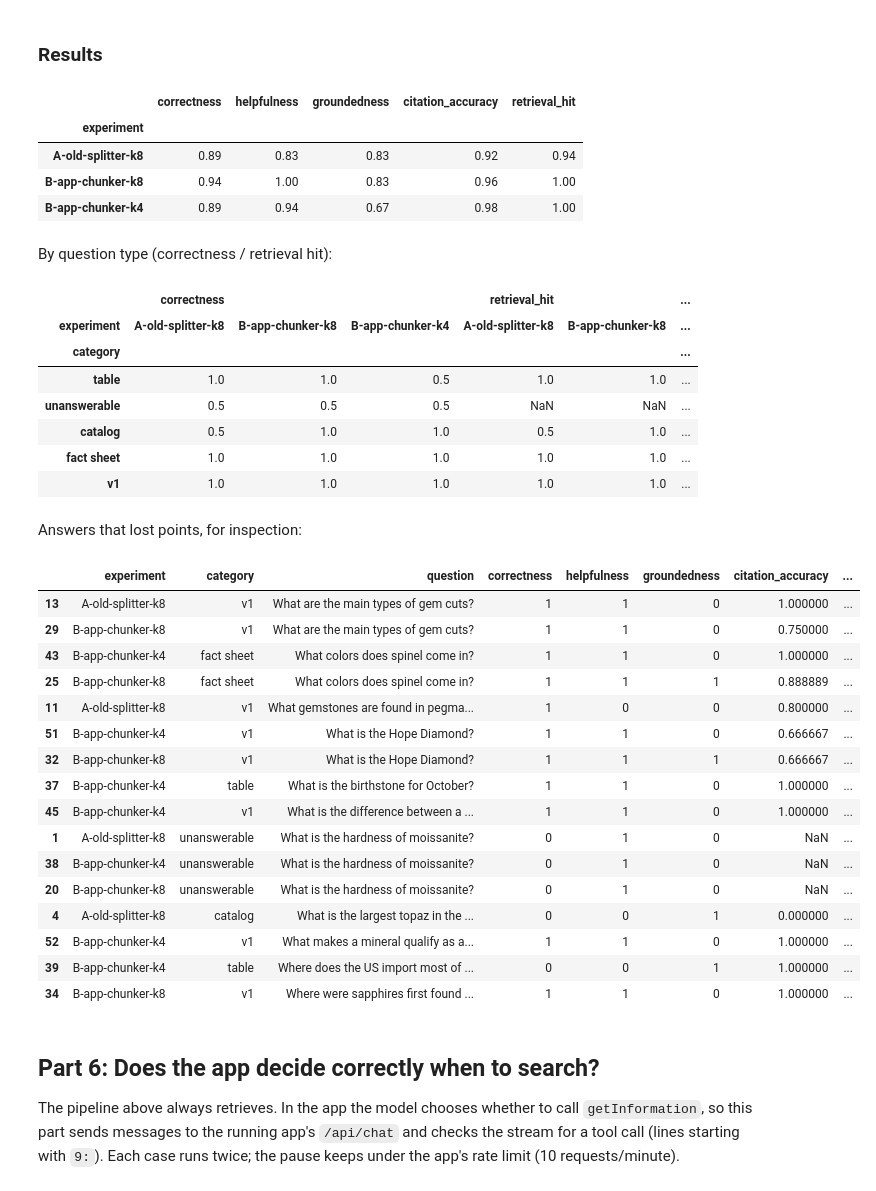
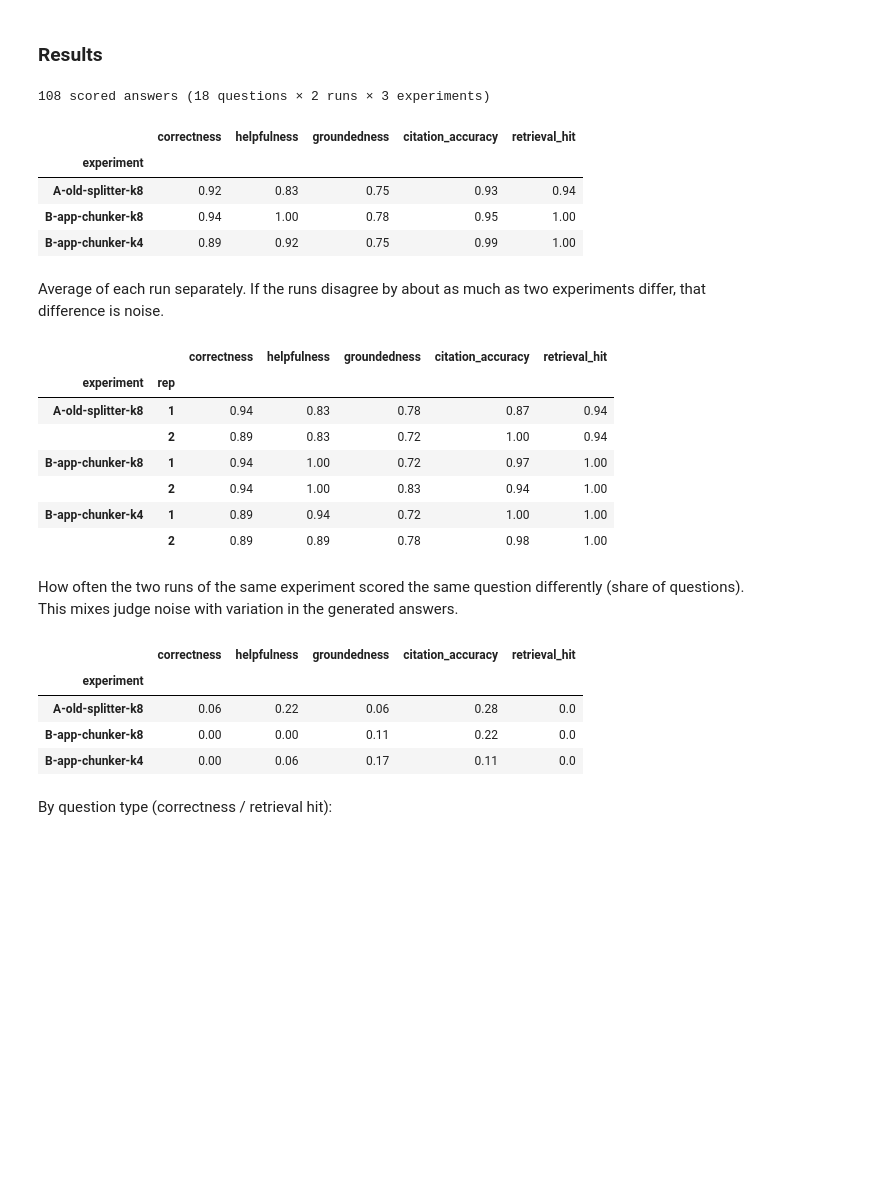
Before and after one commit to clnhrn/gem-ai, a Jupyter notebook: notebooks/rag-evaluation-v2.ipynb, the cells around one changed output. Cells and saved outputs as stored; diff of their text form; code cells hidden in the pictures; blank space fills up the shorter version.

```diff
--- a/notebooks/rag-evaluation-v2.ipynb
+++ b/notebooks/rag-evaluation-v2.ipynb
@@ -466,5 +468,7 @@ All three use the same dataset, model, prompt and evaluators.
 # %%
 from langsmith.evaluation import evaluate
+
+N_REPS = 2
 
 EXPERIMENTS = {
     "A-old-splitter-k8": (stores["A"], 8),
@@ -481,6 +485,7 @@ for name, (store, k) in EXPERIMENTS.items():
         evaluators=evaluators,
         experiment_prefix=name,
         metadata={"chunks": name.split("-k")[0], "k": k, "model": APP_MODEL},
+        num_repetitions=N_REPS,
         max_concurrency=4,
     )
 # %% [output]
@@ -505,6 +510,7 @@ def to_frame(name, res):
     df["question"] = df["inputs.question"]
     df["category"] = df["question"].map(category_by_question)
     df["experiment"] = name
+    df["rep"] = df.groupby("question").cumcount() + 1  # one row per question per repetition
     return df.rename(columns={f"feedback.{m}": m for m in METRICS})
 
 
@@ -512,60 +518,45 @@ rows = pd.concat([to_frame(name, res) for name, res in results.items()], ignore_
 for m in METRICS:
     rows[m] = pd.to_numeric(rows[m], errors="coerce")
 
+print(f"{len(rows)} scored answers ({len(test_data)} questions × {N_REPS} runs × {len(EXPERIMENTS)} experiments)")
 summary = rows.groupby("experiment", sort=False)[METRICS].mean().round(2)
 summary
 # %% [output]
+108 scored answers (18 questions × 2 runs × 3 experiments)
 |  | correctness | helpfulness | groundedness | citation_accuracy | retrieval_hit |
 | experiment |  |  |  |  |  |
-| A-old-splitter-k8 | 0.89 | 0.83 | 0.83 | 0.92 | 0.94 |
-| B-app-chunker-k8 | 0.94 | 1.00 | 0.83 | 0.96 | 1.00 |
-| B-app-chunker-k4 | 0.89 | 0.94 | 0.67 | 0.98 | 1.00 |
+| A-old-splitter-k8 | 0.92 | 0.83 | 0.75 | 0.93 | 0.94 |
+| B-app-chunker-k8 | 0.94 | 1.00 | 0.78 | 0.95 | 1.00 |
+| B-app-chunker-k4 | 0.89 | 0.92 | 0.75 | 0.99 | 1.00 |
 # %% [markdown]
-By question type (correctness / retrieval hit):
+Average of each run separately. If the runs disagree by about as much as two experiments differ, that difference is noise.
 # %%
-by_category = (
-    rows.groupby(["category", "experiment"], sort=False)[["correctness", "retrieval_hit", "groundedness"]]
-    .mean()
-    .round(2)
-    .unstack("experiment")
-)
-by_category
+per_run = rows.groupby(["experiment", "rep"], sort=False)[METRICS].mean().round(2)
+per_run
 # %% [output]
-|  | correctness |  |  | retrieval_hit |  | ... |
-| experiment | A-old-splitter-k8 | B-app-chunker-k8 | B-app-chunker-k4 | A-old-splitter-k8 | B-app-chunker-k8 | ... |
-| category |  |  |  |  |  | ... |
-| table | 1.0 | 1.0 | 0.5 | 1.0 | 1.0 | ... |
-| unanswerable | 0.5 | 0.5 | 0.5 | NaN | NaN | ... |
-| catalog | 0.5 | 1.0 | 1.0 | 0.5 | 1.0 | ... |
-| fact sheet | 1.0 | 1.0 | 1.0 | 1.0 | 1.0 | ... |
-| v1 | 1.0 | 1.0 | 1.0 | 1.0 | 1.0 | ... |
+|  |  | correctness | helpfulness | groundedness | citation_accuracy | retrieval_hit |
+| experiment | rep |  |  |  |  |  |
+| A-old-splitter-k8 | 1 | 0.94 | 0.83 | 0.78 | 0.87 | 0.94 |
+|  | 2 | 0.89 | 0.83 | 0.72 | 1.00 | 0.94 |
+| B-app-chunker-k8 | 1 | 0.94 | 1.00 | 0.72 | 0.97 | 1.00 |
+|  | 2 | 0.94 | 1.00 | 0.83 | 0.94 | 1.00 |
+| B-app-chunker-k4 | 1 | 0.89 | 0.94 | 0.72 | 1.00 | 1.00 |
+|  | 2 | 0.89 | 0.89 | 0.78 | 0.98 | 1.00 |
 # %% [markdown]
-Answers that lost points, for inspection:
+How often the two runs of the same experiment scored the same question differently (share of questions). This mixes judge noise with variation in the generated answers.
 # %%
-pd.set_option("display.max_colwidth", 200)
-cols = ["experiment", "category", "question"] + METRICS + ["outputs.output"]
-misses = rows[(rows["correctness"] < 1) | (rows["groundedness"] < 1) | (rows["citation_accuracy"] < 1)]
-misses[cols].sort_values(["question", "experiment"])
+def disagreement(group):
+    pivot = group.pivot_table(index="question", columns="rep", values=METRICS, aggfunc="first")
+    return pd.Series({m: (pivot[m].nunique(axis=1, dropna=True) > 1).mean() for m in METRICS})
+
+
+rows.groupby("experiment", sort=False).apply(disagreement, include_groups=False).round(2)
 # %% [output]
-|  | experiment | category | question | correctness | helpfulness | groundedness | citation_accuracy | ... |
-| 13 | A-old-splitter-k8 | v1 | What are the main types of gem cuts? | 1 | 1 | 0 | 1.000000 | ... |
-| 29 | B-app-chunker-k8 | v1 | What are the main types of gem cuts? | 1 | 1 | 0 | 0.750000 | ... |
-| 43 | B-app-chunker-k4 | fact sheet | What colors does spinel come in? | 1 | 1 | 0 | 1.000000 | ... |
-| 25 | B-app-chunker-k8 | fact sheet | What colors does spinel come in? | 1 | 1 | 1 | 0.888889 | ... |
-| 11 | A-old-splitter-k8 | v1 | What gemstones are found in pegma... | 1 | 0 | 0 | 0.800000 | ... |
-| 51 | B-app-chunker-k4 | v1 | What is the Hope Diamond? | 1 | 1 | 0 | 0.666667 | ... |
-| 32 | B-app-chunker-k8 | v1 | What is the Hope Diamond? | 1 | 1 | 1 | 0.666667 | ... |
-| 37 | B-app-chunker-k4 | table | What is the birthstone for October? | 1 | 1 | 0 | 1.000000 | ... |
-| 45 | B-app-chunker-k4 | v1 | What is the difference between a ... | 1 | 1 | 0 | 1.000000 | ... |
-| 1 | A-old-splitter-k8 | unanswerable | What is the hardness of moissanite? | 0 | 1 | 0 | NaN | ... |
-| 38 | B-app-chunker-k4 | unanswerable | What is the hardness of moissanite? | 0 | 1 | 0 | NaN | ... |
-| 20 | B-app-chunker-k8 | unanswerable | What is the hardness of moissanite? | 0 | 1 | 0 | NaN | ... |
-| 4 | A-old-splitter-k8 | catalog | What is the largest topaz in the ... | 0 | 0 | 1 | 0.000000 | ... |
-| 52 | B-app-chunker-k4 | v1 | What makes a mineral qualify as a... | 1 | 1 | 0 | 1.000000 | ... |
-| 39 | B-app-chunker-k4 | table | Where does the US import most of ... | 0 | 0 | 1 | 1.000000 | ... |
-| 34 | B-app-chunker-k8 | v1 | Where were sapphires first found ... | 1 | 1 | 0 | 1.000000 | ... |
+|  | correctness | helpfulness | groundedness | citation_accuracy | retrieval_hit |
+| experiment |  |  |  |  |  |
+| A-old-splitter-k8 | 0.06 | 0.22 | 0.06 | 0.28 | 0.0 |
+| B-app-chunker-k8 | 0.00 | 0.00 | 0.11 | 0.22 | 0.0 |
+| B-app-chunker-k4 | 0.00 | 0.06 | 0.17 | 0.11 | 0.0 |
 # %% [markdown]
-## Part 6: Does the app decide correctly when to search?
-
-The pipeline above always retrieves. In the app the model chooses whether to call `getInformation`, so this part sends messages to the running app's `/api/chat` and checks the stream for a tool call (lines starting with `9:`). Each case runs twice; the pause keeps under the app's rate limit (10 requests/minute).
+By question type (correctness / retrieval hit):
 # %%
```
Also changed, not shown: parts of 9 cells of this notebook.
